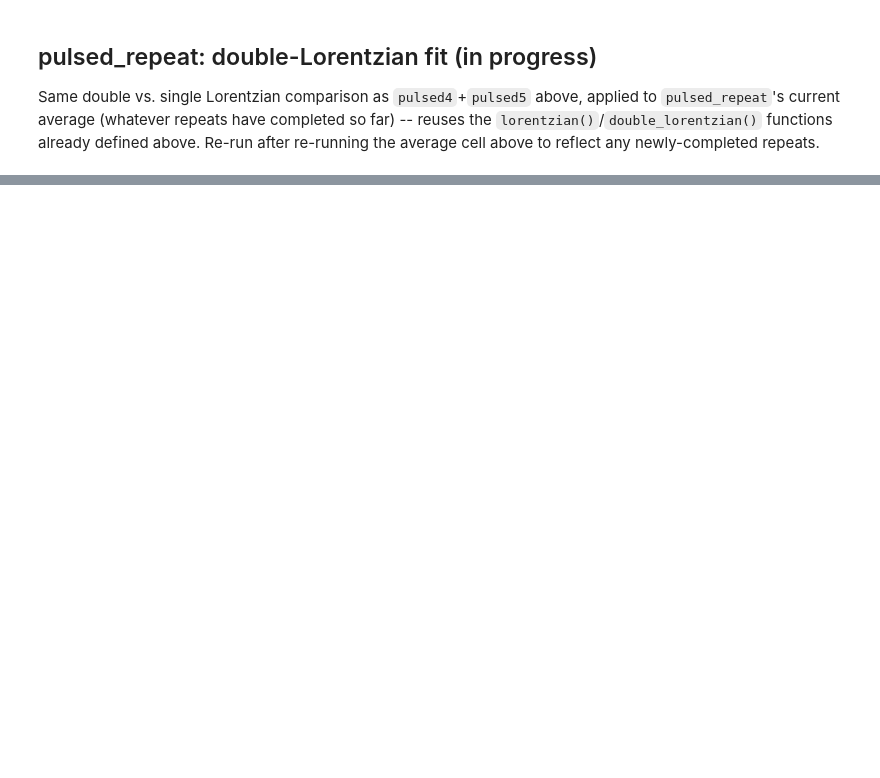
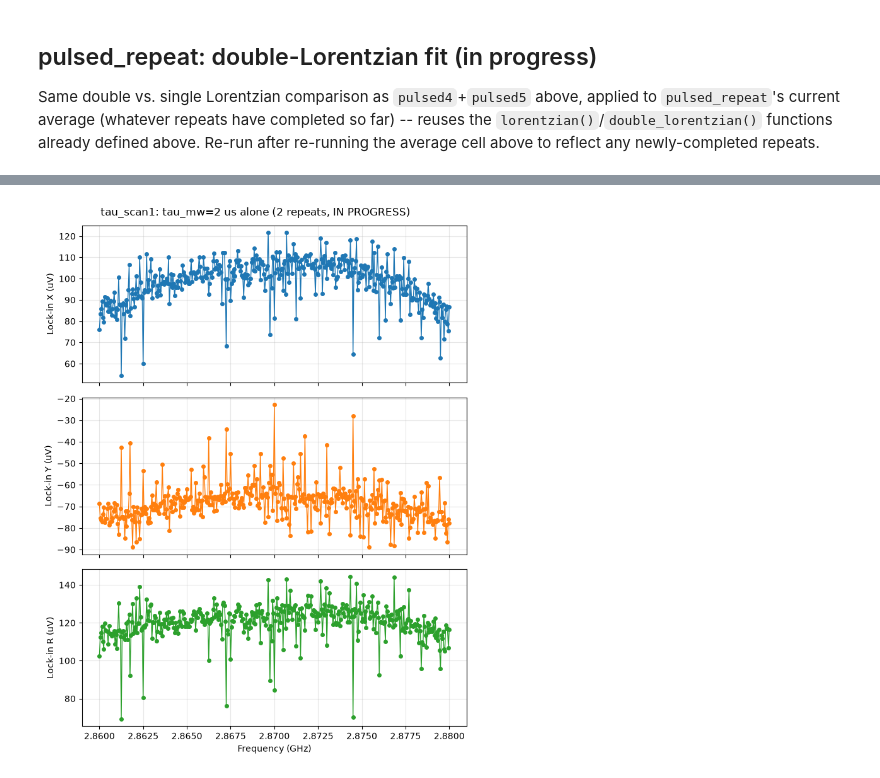
Before and after one commit to meimei2027/diamonds, a Jupyter notebook: experiment/pulsed_odmr_result.ipynb, the cells around one changed output, grey strips where cells are left out. Drawn from its saved outputs; the diff is of its cells as text; code cells hidden in the pictures; blank space fills up the shorter version.

```diff
--- a/experiment/pulsed_odmr_result.ipynb
+++ b/experiment/pulsed_odmr_result.ipynb
@@ -637,0 +720,31 @@ Double Lorentzian preferred (AIC lower by 100.42)
+# %%
+tau_mw_us_focus = 2
+
+d_focus = tau_results[tau_mw_us_focus]
+freqs_ghz_focus = d_focus["freqs_hz"] / 1e9
+
+x_files_focus = sorted(glob.glob(
+    f"{run_path_ts}/{name_ts}_tau{_tau_tag(tau_mw_us_focus)}_repeat*_pulsed_odmr_x.npy"))
+y_files_focus = sorted(glob.glob(
+    f"{run_path_ts}/{name_ts}_tau{_tau_tag(tau_mw_us_focus)}_repeat*_pulsed_odmr_y.npy"))
+x_avg_focus = np.mean([np.load(p) for p in x_files_focus], axis=0)
+y_avg_focus = np.mean([np.load(p) for p in y_files_focus], axis=0)
+
+fig, axes = plt.subplots(3, 1, figsize=(7, 9), sharex=True)
+axes[0].plot(freqs_ghz_focus, x_avg_focus * 1e6, "o-", ms=4, lw=1, color="tab:blue")
+axes[1].plot(freqs_ghz_focus, y_avg_focus * 1e6, "o-", ms=4, lw=1, color="tab:orange")
+axes[2].plot(freqs_ghz_focus, d_focus["r"] * 1e6, "o-", ms=4, lw=1, color="tab:green")
+
+axes[0].set_ylabel("Lock-in X (uV)")
+axes[1].set_ylabel("Lock-in Y (uV)")
+axes[2].set_ylabel("Lock-in R (uV)")
+axes[2].set_xlabel("Frequency (GHz)")
+for ax in axes:
+    ax.grid(alpha=0.3)
+
+fig.suptitle(f"{name_ts}: tau_mw={tau_mw_us_focus} us alone "
+             f"({d_focus['n_repeats']} repeats, IN PROGRESS)")
+plt.tight_layout()
+plt.show()
+# %% [output]
+[figure, added]
```
Also changed, not shown: parts of 24 cells of this notebook, 6 other files.
